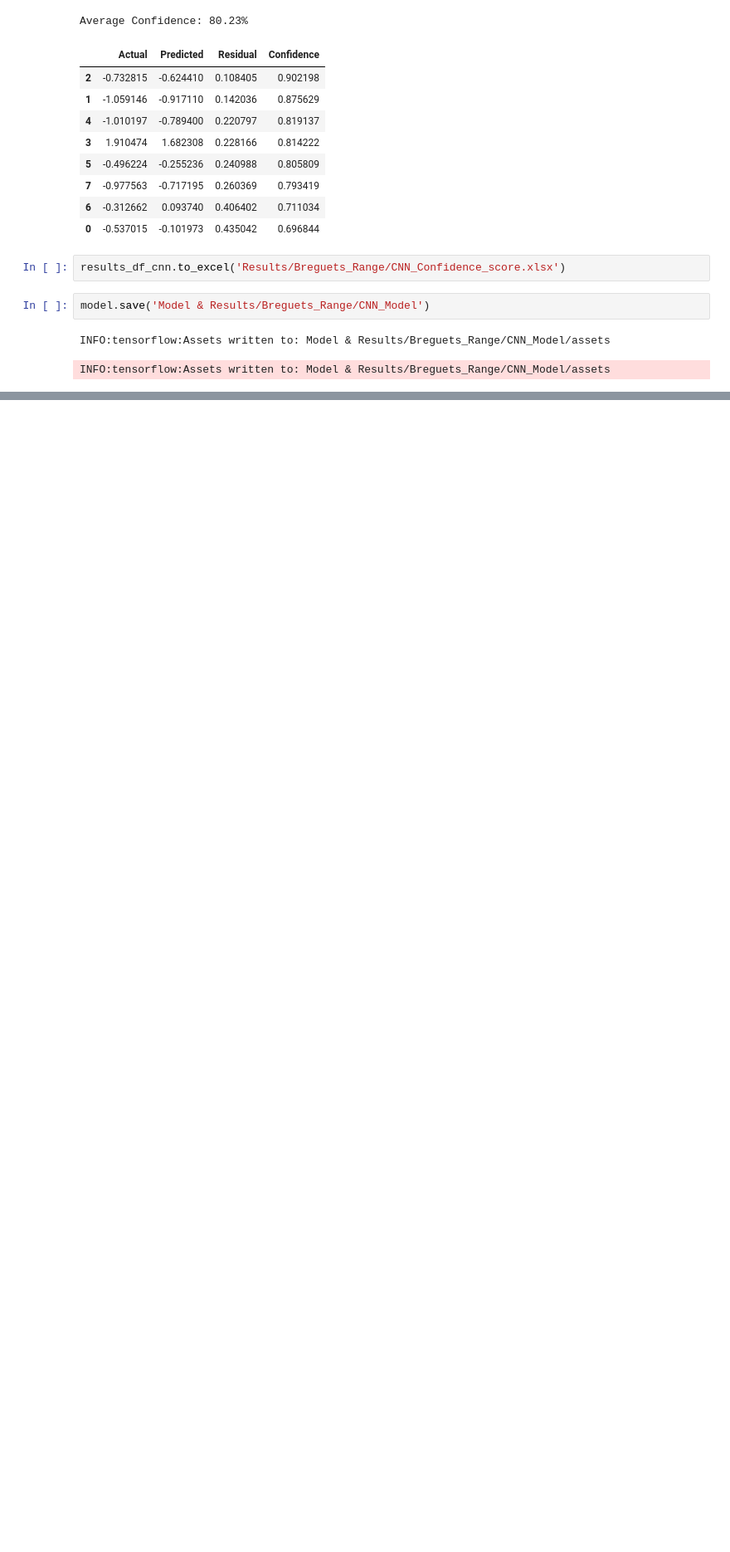
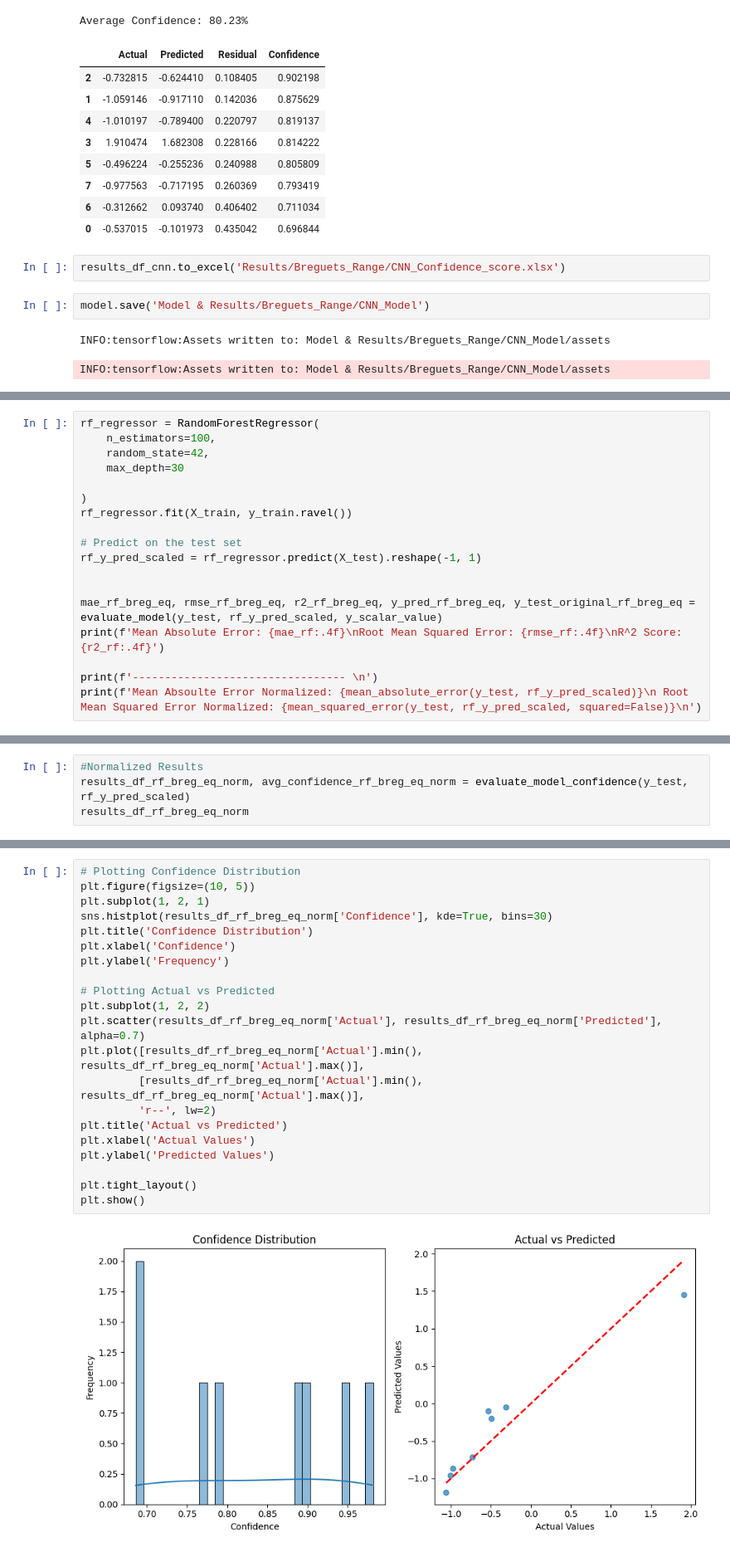
Before and after one commit to stahir01/Master-Thesis, a Jupyter notebook: Master_Thesis_Datasets_NewVersion.ipynb, the cells around one changed output, grey strips where cells are left out. Shown at 83% size. Saved outputs shown, nothing was run; the diff lists cells and outputs as text; blank space fills up the shorter version.

Commit message:
Added model, evaluation, and analysis for Random Forest Regressor for Breguets Range. Also already tried results with K-Cross, but results weren't significant so I removed that model

```diff
--- a/Master_Thesis_Datasets_NewVersion.ipynb
+++ b/Master_Thesis_Datasets_NewVersion.ipynb
@@ -4161,0 +4174,18 @@ INFO:tensorflow:Assets written to: Model & Results/Breguets_Range/CNN_Model/asse
+# %%
+rf_regressor = RandomForestRegressor(
+    n_estimators=100,
+    random_state=42,
+    max_depth=30
+
+)
+rf_regressor.fit(X_train, y_train.ravel())
+
+# Predict on the test set
+rf_y_pred_scaled = rf_regressor.predict(X_test).reshape(-1, 1)
+
+
+mae_rf_breg_eq, rmse_rf_breg_eq, r2_rf_breg_eq, y_pred_rf_breg_eq, y_test_original_rf_breg_eq = evaluate_model(y_test, rf_y_pred_scaled, y_scalar_value)
+print(f'Mean Absolute Error: {mae_rf:.4f}\nRoot Mean Squared Error: {rmse_rf:.4f}\nR^2 Score: {r2_rf:.4f}')
+
+print(f'--------------------------------- \n')
+print(f'Mean Absoulte Error Normalized: {mean_absolute_error(y_test, rf_y_pred_scaled)}\n Root Mean Squared Error Normalized: {mean_squared_error(y_test, rf_y_pred_scaled, squared=False)}\n')
@@ -4161,0 +4233,4 @@ INFO:tensorflow:Assets written to: Model & Results/Breguets_Range/CNN_Model/asse
+# %%
+#Normalized Results
+results_df_rf_breg_eq_norm, avg_confidence_rf_breg_eq_norm = evaluate_model_confidence(y_test, rf_y_pred_scaled)
+results_df_rf_breg_eq_norm
@@ -4161,0 +4252,23 @@ INFO:tensorflow:Assets written to: Model & Results/Breguets_Range/CNN_Model/asse
+# %%
+# Plotting Confidence Distribution
+plt.figure(figsize=(10, 5))
+plt.subplot(1, 2, 1)
+sns.histplot(results_df_rf_breg_eq_norm['Confidence'], kde=True, bins=30)
+plt.title('Confidence Distribution')
+plt.xlabel('Confidence')
+plt.ylabel('Frequency')
+
+# Plotting Actual vs Predicted
+plt.subplot(1, 2, 2)
+plt.scatter(results_df_rf_breg_eq_norm['Actual'], results_df_rf_breg_eq_norm['Predicted'], alpha=0.7)
+plt.plot([results_df_rf_breg_eq_norm['Actual'].min(), results_df_rf_breg_eq_norm['Actual'].max()],
+         [results_df_rf_breg_eq_norm['Actual'].min(), results_df_rf_breg_eq_norm['Actual'].max()],
+         'r--', lw=2)
+plt.title('Actual vs Predicted')
+plt.xlabel('Actual Values')
+plt.ylabel('Predicted Values')
+
+plt.tight_layout()
+plt.show()
+# %% [output]
+[figure, added]
```
Also changed, not shown: parts of 21 cells of this notebook, 4 other files.
